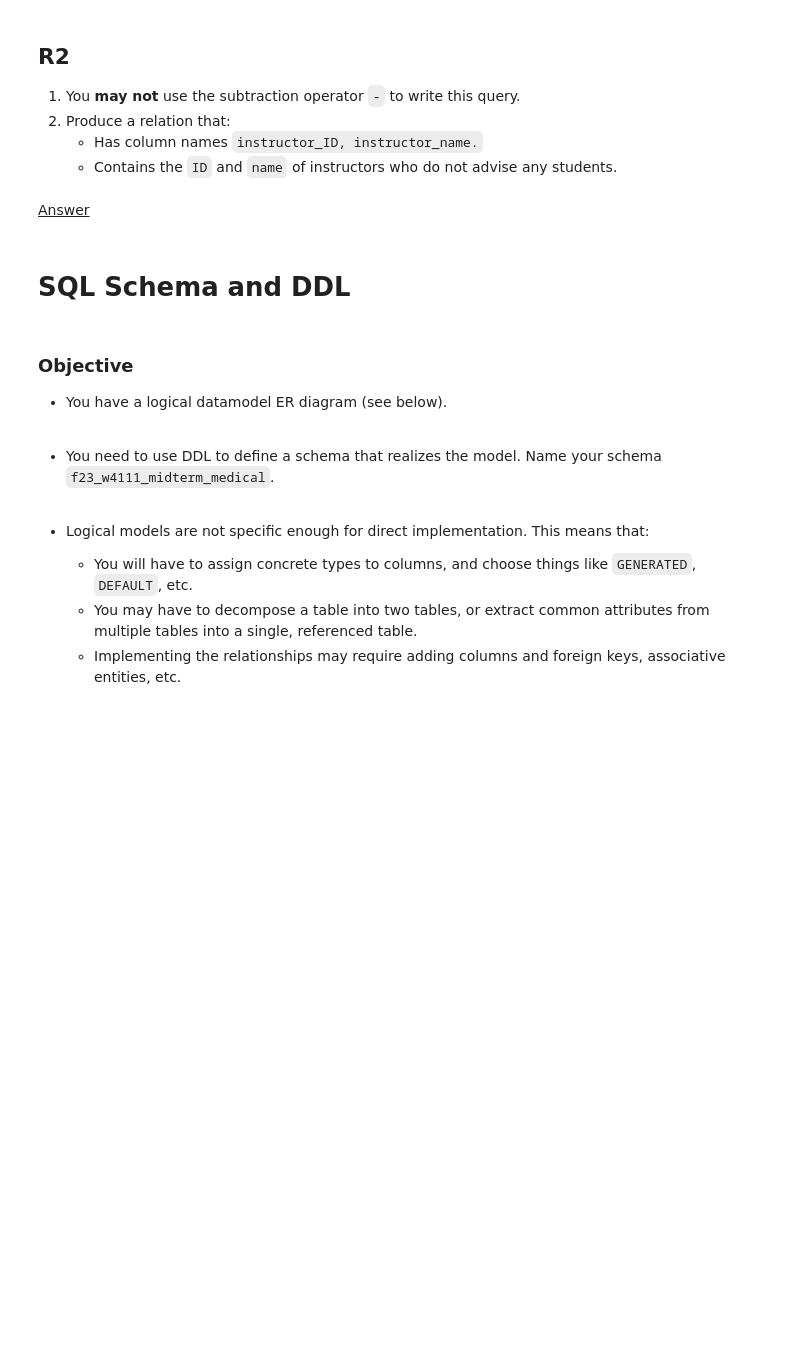
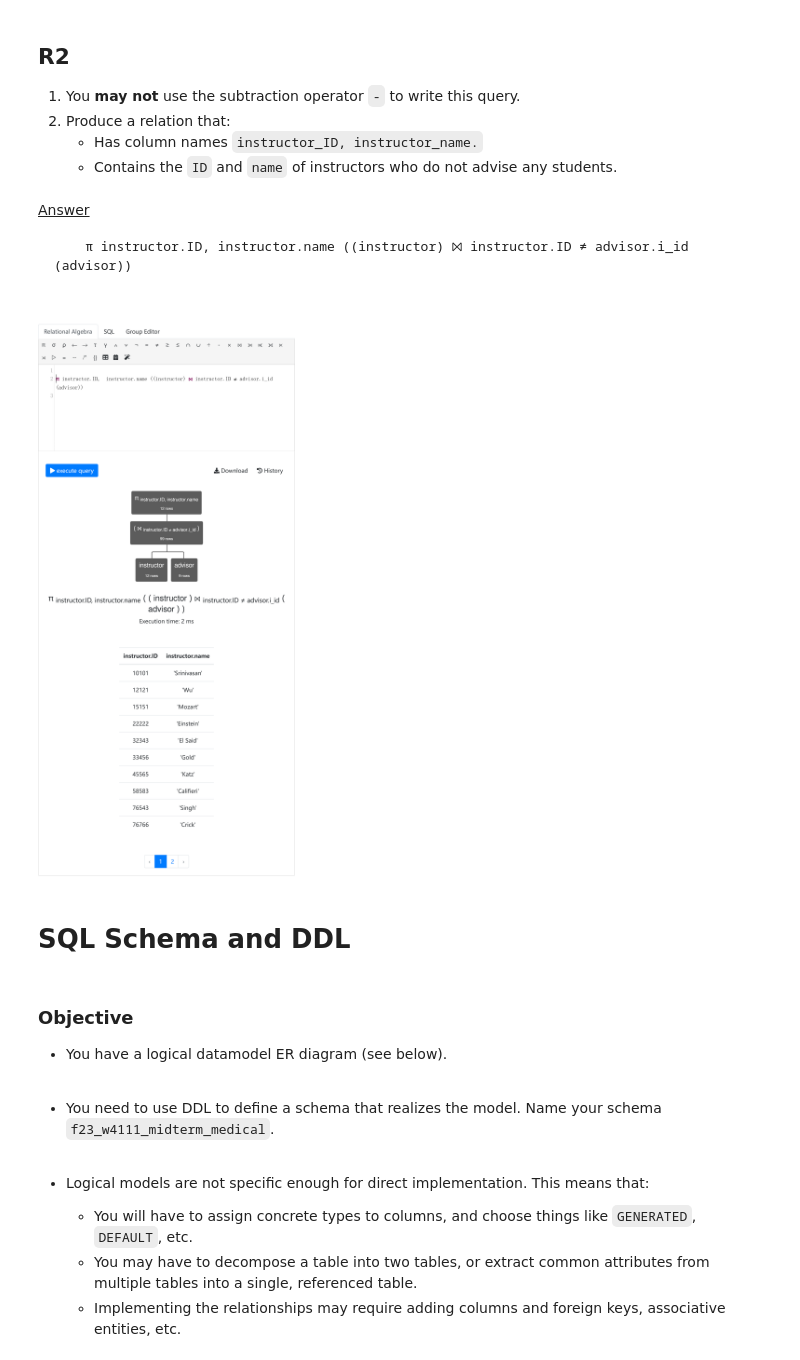
Before and after one commit to YuanxiLi-0303/Intro-to-Databases-F23, a Jupyter notebook: Midterm/Midterm/F23_W4111_Midterm.ipynb, the cells around one changed output. Saved outputs shown, nothing was run; the diff lists cells and outputs as text; code cells hidden in the pictures; blank space fills up the shorter version.

````diff
--- a/Midterm/Midterm/F23_W4111_Midterm.ipynb
+++ b/Midterm/Midterm/F23_W4111_Midterm.ipynb
@@ -261,8 +263,17 @@ Image("./relax-screenshot-1.png")
 2. Produce a relation that:
     - Has column names ```instructor_ID, instructor_name.```
     - Contains the ```ID``` and ```name``` of instructors who do not advise any students.
-# %% [markdown]
-<u> Answer
+# %% [markdown]
+<u> Answer
+
+```
+    π instructor.ID, instructor.name ((instructor) ⨝ instructor.ID ≠ advisor.i_id (advisor))
+
+```
+# %%
+Image("./R2.png")
+# %% [output]
+[figure, added]
 # %% [markdown]
 # SQL Schema and DDL
 # %% [markdown]
````
Also changed, not shown: parts of 13 cells of this notebook, 2 other files.
